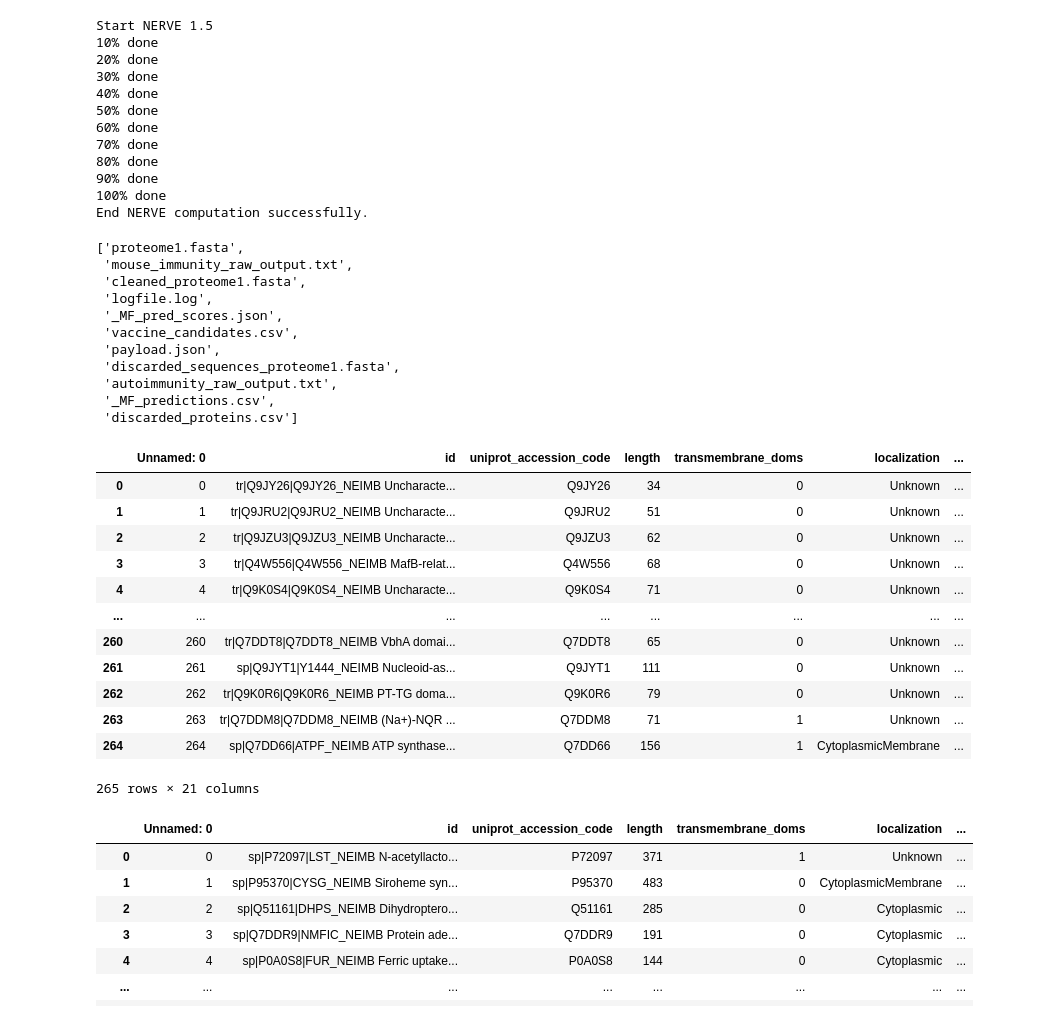
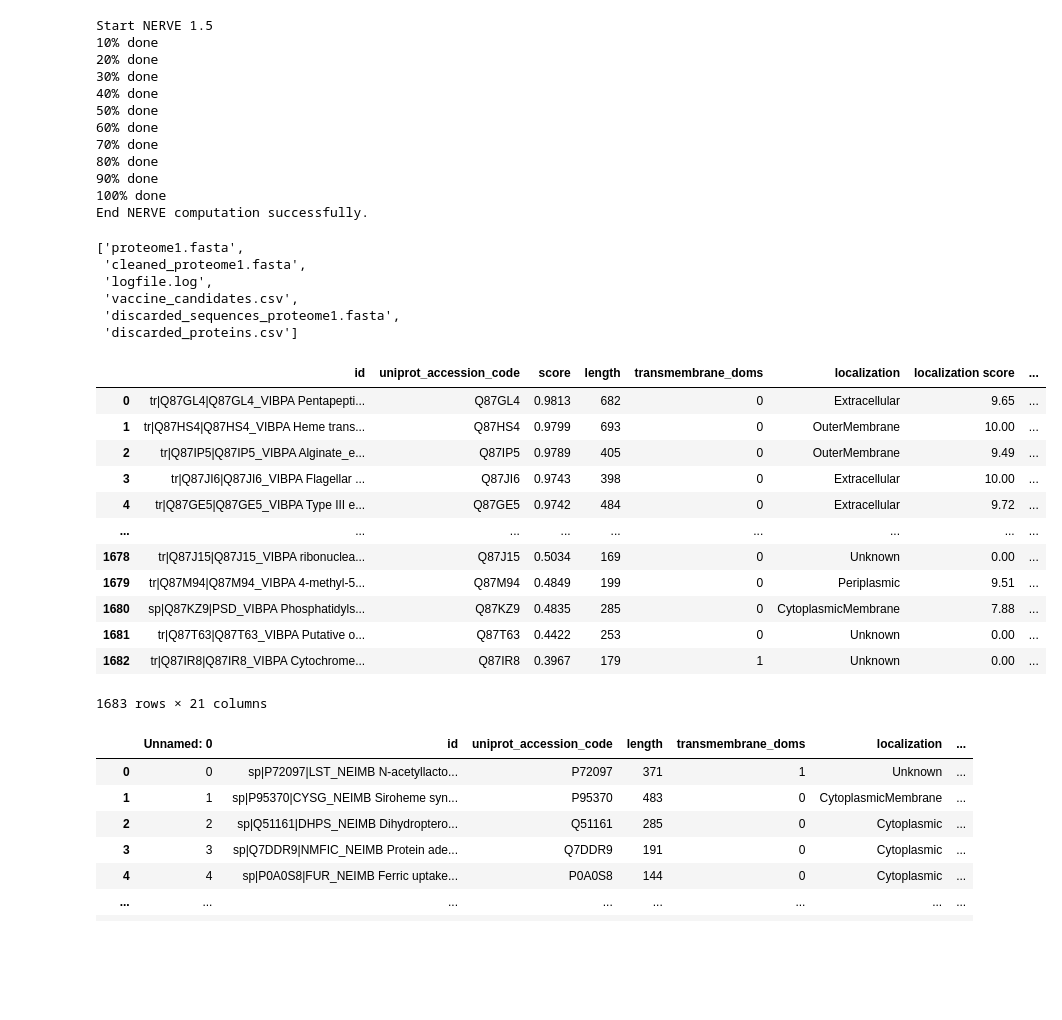
Before and after one commit to nerve-bio/NERVE, a Jupyter notebook: docker/workdir/example.ipynb, the cells around one changed output. Drawn from its saved outputs; the diff is of its cells as text; code cells hidden in the pictures; blank space fills up the shorter version.

```diff
--- a/docker/workdir/example.ipynb
+++ b/docker/workdir/example.ipynb
@@ -41,39 +41,34 @@ End NERVE computation successfully.
 # %%
 # explore the results
 import os
-os.listdir("./UP000000425/")
+os.listdir("./UP000002493/")
 # %% [output]
 ['proteome1.fasta',
- 'mouse_immunity_raw_output.txt',
  'cleaned_proteome1.fasta',
  'logfile.log',
- '_MF_pred_scores.json',
  'vaccine_candidates.csv',
- 'payload.json',
  'discarded_sequences_proteome1.fasta',
- 'autoimmunity_raw_output.txt',
- '_MF_predictions.csv',
  'discarded_proteins.csv']
 # %%
 # vaccine_candidates.csv contains vaccine candidates extracted from the input proteome with the select module
 # while discarded_proteins.csv contains excluded proteins
 import pandas as pd
-vaccine_candidates=pd.read_csv("./UP000000425/vaccine_candidates.csv")
+vaccine_candidates=pd.read_csv("./UP000002493/vaccine_candidates.csv")
 vaccine_candidates
 # %% [output]
-|  | Unnamed: 0 | id | uniprot_accession_code | length | transmembrane_doms | localization | ... |
-| 0 | 0 | tr|Q9JY26|Q9JY26_NEIMB Uncharacte... | Q9JY26 | 34 | 0 | Unknown | ... |
-| 1 | 1 | tr|Q9JRU2|Q9JRU2_NEIMB Uncharacte... | Q9JRU2 | 51 | 0 | Unknown | ... |
-| 2 | 2 | tr|Q9JZU3|Q9JZU3_NEIMB Uncharacte... | Q9JZU3 | 62 | 0 | Unknown | ... |
-| 3 | 3 | tr|Q4W556|Q4W556_NEIMB MafB-relat... | Q4W556 | 68 | 0 | Unknown | ... |
-| 4 | 4 | tr|Q9K0S4|Q9K0S4_NEIMB Uncharacte... | Q9K0S4 | 71 | 0 | Unknown | ... |
-| ... | ... | ... | ... | ... | ... | ... | ... |
-| 260 | 260 | tr|Q7DDT8|Q7DDT8_NEIMB VbhA domai... | Q7DDT8 | 65 | 0 | Unknown | ... |
-| 261 | 261 | sp|Q9JYT1|Y1444_NEIMB Nucleoid-as... | Q9JYT1 | 111 | 0 | Unknown | ... |
-| 262 | 262 | tr|Q9K0R6|Q9K0R6_NEIMB PT-TG doma... | Q9K0R6 | 79 | 0 | Unknown | ... |
-| 263 | 263 | tr|Q7DDM8|Q7DDM8_NEIMB (Na+)-NQR ... | Q7DDM8 | 71 | 1 | Unknown | ... |
-| 264 | 264 | sp|Q7DD66|ATPF_NEIMB ATP synthase... | Q7DD66 | 156 | 1 | CytoplasmicMembrane | ... |
+|  | id | uniprot_accession_code | score | length | transmembrane_doms | localization | localization score | ... |
+| 0 | tr|Q87GL4|Q87GL4_VIBPA Pentapepti... | Q87GL4 | 0.9813 | 682 | 0 | Extracellular | 9.65 | ... |
+| 1 | tr|Q87HS4|Q87HS4_VIBPA Heme trans... | Q87HS4 | 0.9799 | 693 | 0 | OuterMembrane | 10.00 | ... |
+| 2 | tr|Q87IP5|Q87IP5_VIBPA Alginate_e... | Q87IP5 | 0.9789 | 405 | 0 | OuterMembrane | 9.49 | ... |
+| 3 | tr|Q87JI6|Q87JI6_VIBPA Flagellar ... | Q87JI6 | 0.9743 | 398 | 0 | Extracellular | 10.00 | ... |
+| 4 | tr|Q87GE5|Q87GE5_VIBPA Type III e... | Q87GE5 | 0.9742 | 484 | 0 | Extracellular | 9.72 | ... |
+| ... | ... | ... | ... | ... | ... | ... | ... | ... |
+| 1678 | tr|Q87J15|Q87J15_VIBPA ribonuclea... | Q87J15 | 0.5034 | 169 | 0 | Unknown | 0.00 | ... |
+| 1679 | tr|Q87M94|Q87M94_VIBPA 4-methyl-5... | Q87M94 | 0.4849 | 199 | 0 | Periplasmic | 9.51 | ... |
+| 1680 | sp|Q87KZ9|PSD_VIBPA Phosphatidyls... | Q87KZ9 | 0.4835 | 285 | 0 | CytoplasmicMembrane | 7.88 | ... |
+| 1681 | tr|Q87T63|Q87T63_VIBPA Putative o... | Q87T63 | 0.4422 | 253 | 0 | Unknown | 0.00 | ... |
+| 1682 | tr|Q87IR8|Q87IR8_VIBPA Cytochrome... | Q87IR8 | 0.3967 | 179 | 1 | Unknown | 0.00 | ... |
-265 rows × 21 columns
+1683 rows × 21 columns
 # %%
 # 264 proteins have been selected as potential vaccine candidates.
 discarded_proteins=pd.read_csv("./UP000000425/discarded_proteins.csv")
```
Also changed, not shown: parts of 2 cells of this notebook, 1 other file.
